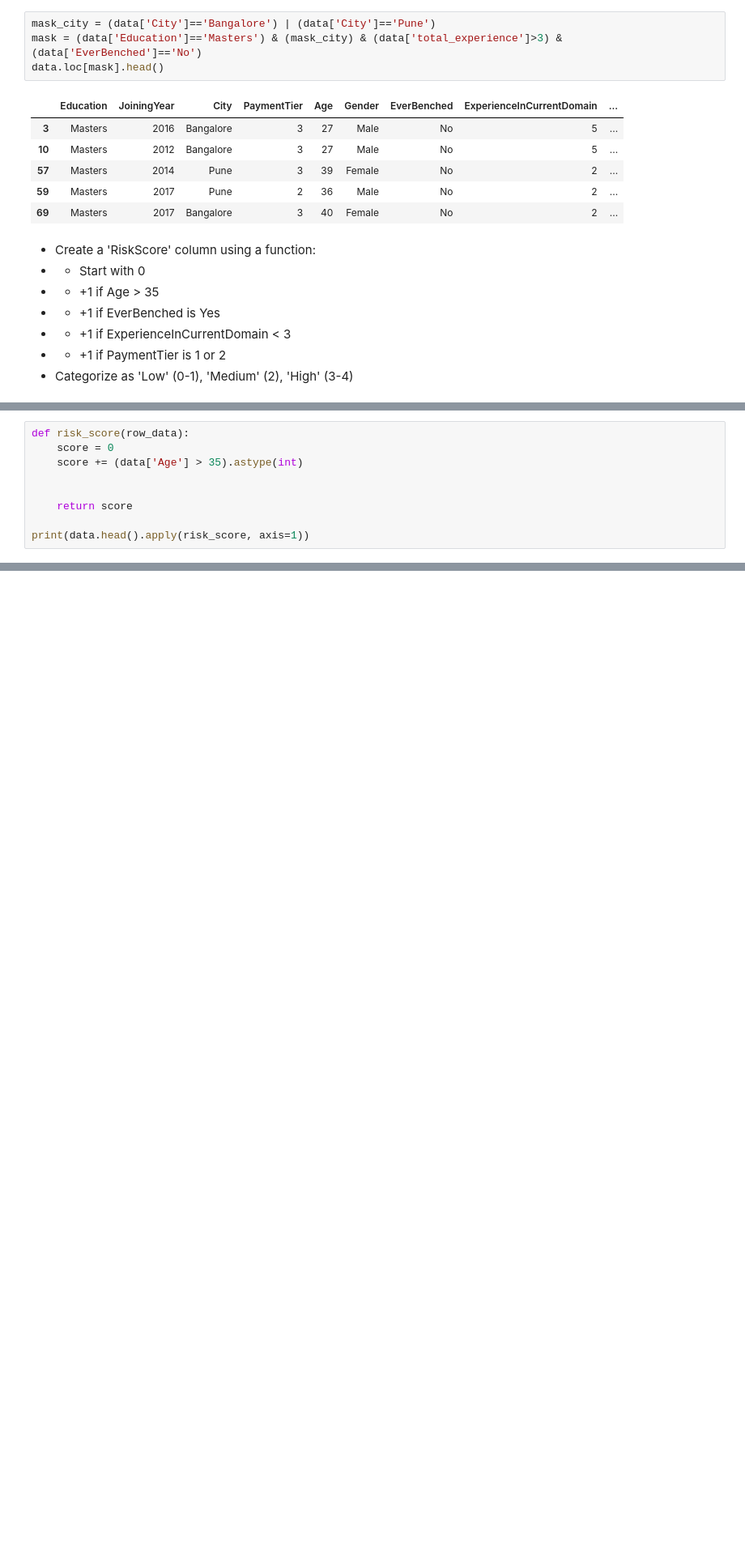
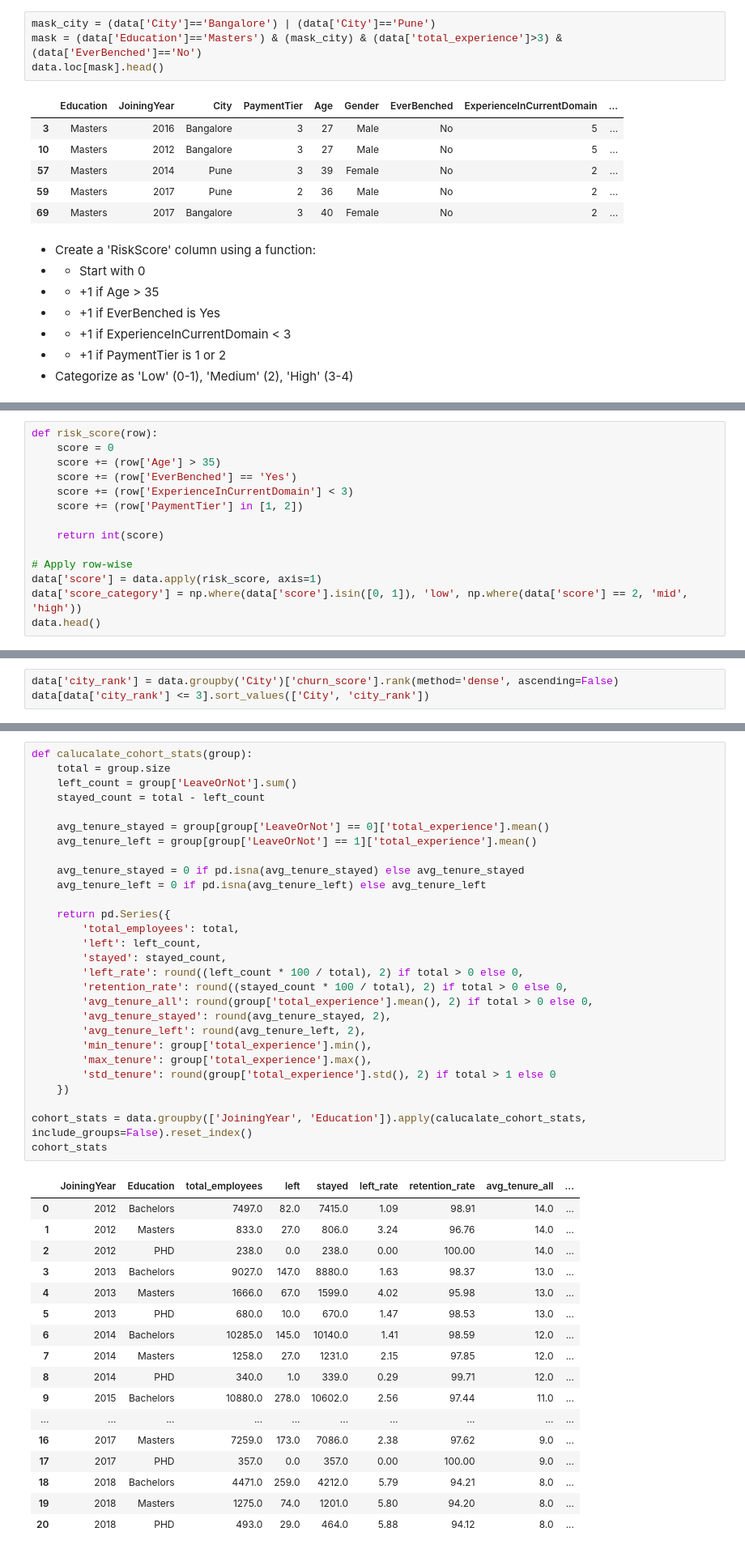
Before and after one commit to r-tavakoli/ai-ml-exercises, a Jupyter notebook: pandas/006_employee_data.ipynb, the cells around one changed output, grey strips where cells are left out. Shown at 81% size. Saved outputs shown, nothing was run; the diff lists cells and outputs as text; blank space fills up the shorter version.

Commit message:
employee dataset anlysis with pandas

```diff
--- a/pandas/006_employee_data.ipynb
+++ b/pandas/006_employee_data.ipynb
@@ -162,10 +153,15 @@ data.head()
 # %%
-def risk_score(row_data):
+def risk_score(row):
     score = 0
-    score += (data['Age'] > 35).astype(int)
+    score += (row['Age'] > 35)
+    score += (row['EverBenched'] == 'Yes')
+    score += (row['ExperienceInCurrentDomain'] < 3)
+    score += (row['PaymentTier'] in [1, 2])
 
+    return int(score)
 
-    return score
-
-print(data.head().apply(risk_score, axis=1))
+# Apply row-wise
+data['score'] = data.apply(risk_score, axis=1)
+data['score_category'] = np.where(data['score'].isin([0, 1]), 'low', np.where(data['score'] == 2, 'mid', 'high'))
+data.head()
 # %% [output]
@@ -177,0 +248,3 @@ dtype: int64
+# %%
+data['city_rank'] = data.groupby('City')['churn_score'].rank(method='dense', ascending=False)
+data[data['city_rank'] <= 3].sort_values(['City', 'city_rank'])
@@ -177,0 +277,46 @@ dtype: int64
+# %%
+def calucalate_cohort_stats(group):
+    total = group.size
+    left_count = group['LeaveOrNot'].sum()
+    stayed_count = total - left_count
+
+    avg_tenure_stayed = group[group['LeaveOrNot'] == 0]['total_experience'].mean()
+    avg_tenure_left = group[group['LeaveOrNot'] == 1]['total_experience'].mean()
+
+    avg_tenure_stayed = 0 if pd.isna(avg_tenure_stayed) else avg_tenure_stayed
+    avg_tenure_left = 0 if pd.isna(avg_tenure_left) else avg_tenure_left
+
+    return pd.Series({
+        'total_employees': total,
+        'left': left_count,
+        'stayed': stayed_count,
+        'left_rate': round((left_count * 100 / total), 2) if total > 0 else 0,
+        'retention_rate': round((stayed_count * 100 / total), 2) if total > 0 else 0,
+        'avg_tenure_all': round(group['total_experience'].mean(), 2) if total > 0 else 0,
+        'avg_tenure_stayed': round(avg_tenure_stayed, 2),
+        'avg_tenure_left': round(avg_tenure_left, 2),
+        'min_tenure': group['total_experience'].min(),
+        'max_tenure': group['total_experience'].max(),
+        'std_tenure': round(group['total_experience'].std(), 2) if total > 1 else 0
+    })
+
+cohort_stats = data.groupby(['JoiningYear', 'Education']).apply(calucalate_cohort_stats, include_groups=False).reset_index()
+cohort_stats
+# %% [output]
+|  | JoiningYear | Education | total_employees | left | stayed | left_rate | retention_rate | avg_tenure_all | ... |
+| 0 | 2012 | Bachelors | 7497.0 | 82.0 | 7415.0 | 1.09 | 98.91 | 14.0 | ... |
+| 1 | 2012 | Masters | 833.0 | 27.0 | 806.0 | 3.24 | 96.76 | 14.0 | ... |
+| 2 | 2012 | PHD | 238.0 | 0.0 | 238.0 | 0.00 | 100.00 | 14.0 | ... |
+| 3 | 2013 | Bachelors | 9027.0 | 147.0 | 8880.0 | 1.63 | 98.37 | 13.0 | ... |
+| 4 | 2013 | Masters | 1666.0 | 67.0 | 1599.0 | 4.02 | 95.98 | 13.0 | ... |
+| 5 | 2013 | PHD | 680.0 | 10.0 | 670.0 | 1.47 | 98.53 | 13.0 | ... |
+| 6 | 2014 | Bachelors | 10285.0 | 145.0 | 10140.0 | 1.41 | 98.59 | 12.0 | ... |
+| 7 | 2014 | Masters | 1258.0 | 27.0 | 1231.0 | 2.15 | 97.85 | 12.0 | ... |
+| 8 | 2014 | PHD | 340.0 | 1.0 | 339.0 | 0.29 | 99.71 | 12.0 | ... |
+| 9 | 2015 | Bachelors | 10880.0 | 278.0 | 10602.0 | 2.56 | 97.44 | 11.0 | ... |
+| ... | ... | ... | ... | ... | ... | ... | ... | ... | ... |
+| 16 | 2017 | Masters | 7259.0 | 173.0 | 7086.0 | 2.38 | 97.62 | 9.0 | ... |
+| 17 | 2017 | PHD | 357.0 | 0.0 | 357.0 | 0.00 | 100.00 | 9.0 | ... |
+| 18 | 2018 | Bachelors | 4471.0 | 259.0 | 4212.0 | 5.79 | 94.21 | 8.0 | ... |
+| 19 | 2018 | Masters | 1275.0 | 74.0 | 1201.0 | 5.80 | 94.20 | 8.0 | ... |
+| 20 | 2018 | PHD | 493.0 | 29.0 | 464.0 | 5.88 | 94.12 | 8.0 | ... |
```
Also changed, not shown: parts of 12 cells of this notebook.
